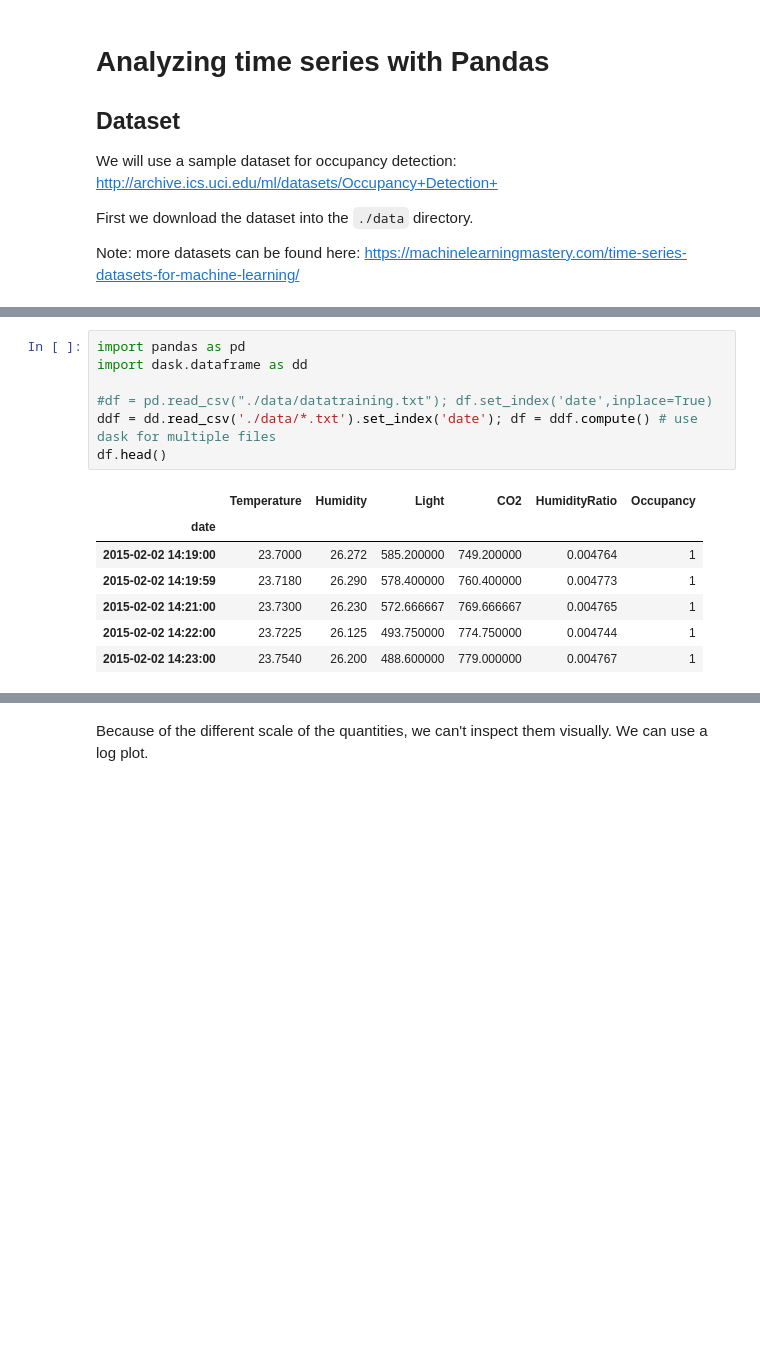
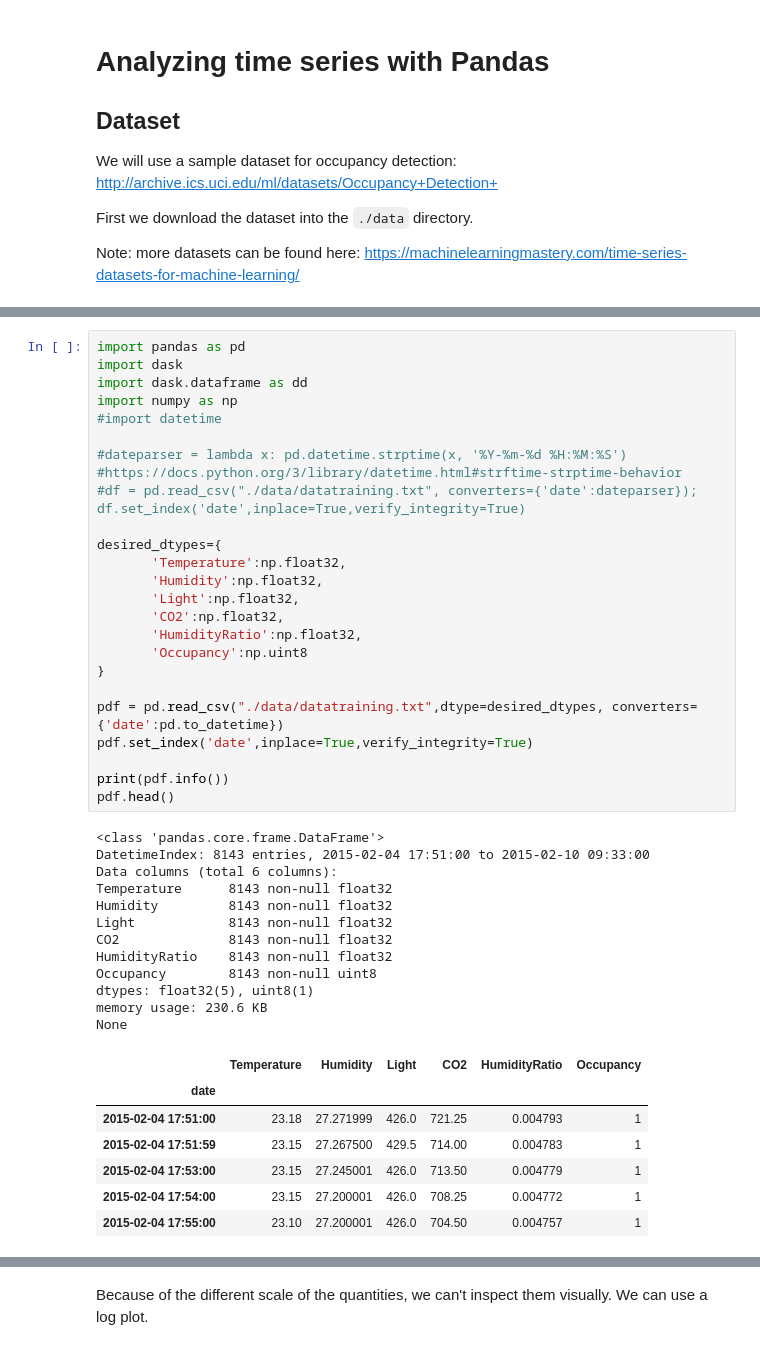
Before and after one commit to fmi/iot-course, a Jupyter notebook: 10-data-management-and-analytics/notebooks/Pandas_timeseries.ipynb, the cells around one changed output, grey strips where cells are left out. Saved outputs shown, nothing was run; the diff lists cells and outputs as text; blank space fills up the shorter version.

```diff
--- a/10-data-management-and-analytics/notebooks/Pandas_timeseries.ipynb
+++ b/10-data-management-and-analytics/notebooks/Pandas_timeseries.ipynb
@@ -30,18 +30,47 @@ drwxr-xr-x 1 root root   4096 May  2 10:40 ..
 "7","2015-02-04 17:57:00",23.1,27.2,419,701.666666666667,0.00475699293331518,1
 "8","2015-02-04 17:57:59",23.1,27.2,419,699,0.00475699293331518,1
 "9","2015-02-04 17:58:59",23.1,27.2,419,689.333333333333,0.00475699293331518,1
-# %%
-import pandas as pd
-import dask.dataframe as dd
-
-#df = pd.read_csv("./data/datatraining.txt"); df.set_index('date',inplace=True)
-ddf = dd.read_csv('./data/*.txt').set_index('date'); df = ddf.compute() # use dask for multiple files
-df.head()
-# %% [output]
-|  | Temperature | Humidity | Light | CO2 | HumidityRatio | Occupancy |
-| date |  |  |  |  |  |  |
-| 2015-02-02 14:19:00 | 23.7000 | 26.272 | 585.200000 | 749.200000 | 0.004764 | 1 |
-| 2015-02-02 14:19:59 | 23.7180 | 26.290 | 578.400000 | 760.400000 | 0.004773 | 1 |
-| 2015-02-02 14:21:00 | 23.7300 | 26.230 | 572.666667 | 769.666667 | 0.004765 | 1 |
-| 2015-02-02 14:22:00 | 23.7225 | 26.125 | 493.750000 | 774.750000 | 0.004744 | 1 |
-| 2015-02-02 14:23:00 | 23.7540 | 26.200 | 488.600000 | 779.000000 | 0.004767 | 1 |
+# %%
+import pandas as pd
+import dask
+import dask.dataframe as dd
+import numpy as np
+#import datetime
+
+#dateparser = lambda x: pd.datetime.strptime(x, '%Y-%m-%d %H:%M:%S')  #https://docs.python.org/3/library/datetime.html#strftime-strptime-behavior
+#df = pd.read_csv("./data/datatraining.txt", converters={'date':dateparser}); df.set_index('date',inplace=True,verify_integrity=True)
+
+desired_dtypes={
+       'Temperature':np.float32,
+       'Humidity':np.float32,
+       'Light':np.float32,
+       'CO2':np.float32,
+       'HumidityRatio':np.float32,
+       'Occupancy':np.uint8
+}
+
+pdf = pd.read_csv("./data/datatraining.txt",dtype=desired_dtypes, converters={'date':pd.to_datetime})
+pdf.set_index('date',inplace=True,verify_integrity=True)
+
+print(pdf.info())
+pdf.head()
+# %% [output]
+<class 'pandas.core.frame.DataFrame'>
+DatetimeIndex: 8143 entries, 2015-02-04 17:51:00 to 2015-02-10 09:33:00
+Data columns (total 6 columns):
+Temperature      8143 non-null float32
+Humidity         8143 non-null float32
+Light            8143 non-null float32
+CO2              8143 non-null float32
+HumidityRatio    8143 non-null float32
+Occupancy        8143 non-null uint8
+dtypes: float32(5), uint8(1)
+memory usage: 230.6 KB
+None
+|  | Temperature | Humidity | Light | CO2 | HumidityRatio | Occupancy |
+| date |  |  |  |  |  |  |
+| 2015-02-04 17:51:00 | 23.18 | 27.271999 | 426.0 | 721.25 | 0.004793 | 1 |
+| 2015-02-04 17:51:59 | 23.15 | 27.267500 | 429.5 | 714.00 | 0.004783 | 1 |
+| 2015-02-04 17:53:00 | 23.15 | 27.245001 | 426.0 | 713.50 | 0.004779 | 1 |
+| 2015-02-04 17:54:00 | 23.15 | 27.200001 | 426.0 | 708.25 | 0.004772 | 1 |
+| 2015-02-04 17:55:00 | 23.10 | 27.200001 | 426.0 | 704.50 | 0.004757 | 1 |
```
Also changed, not shown: parts of 17 cells of this notebook.
